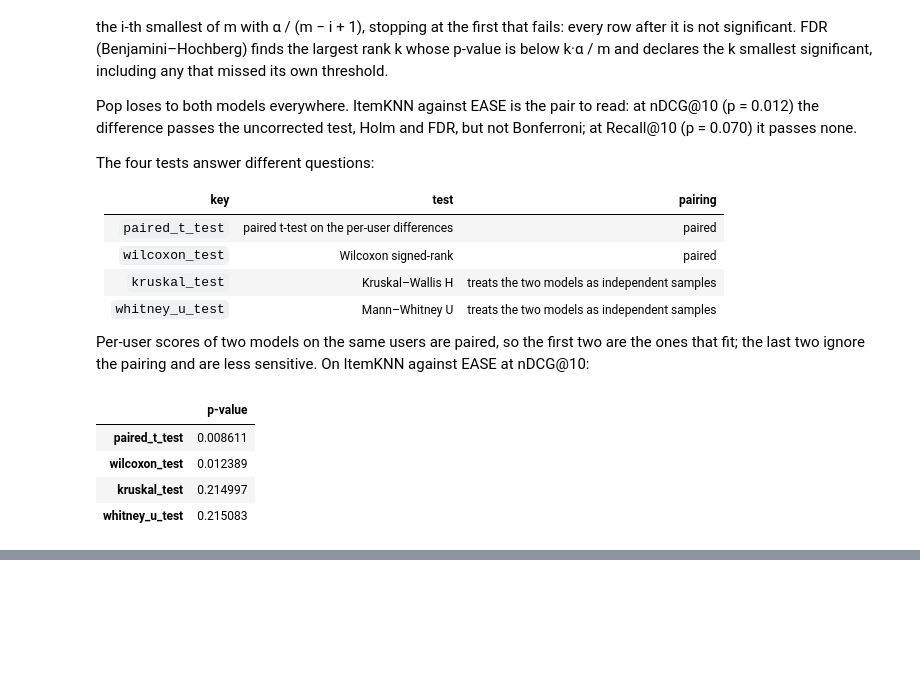
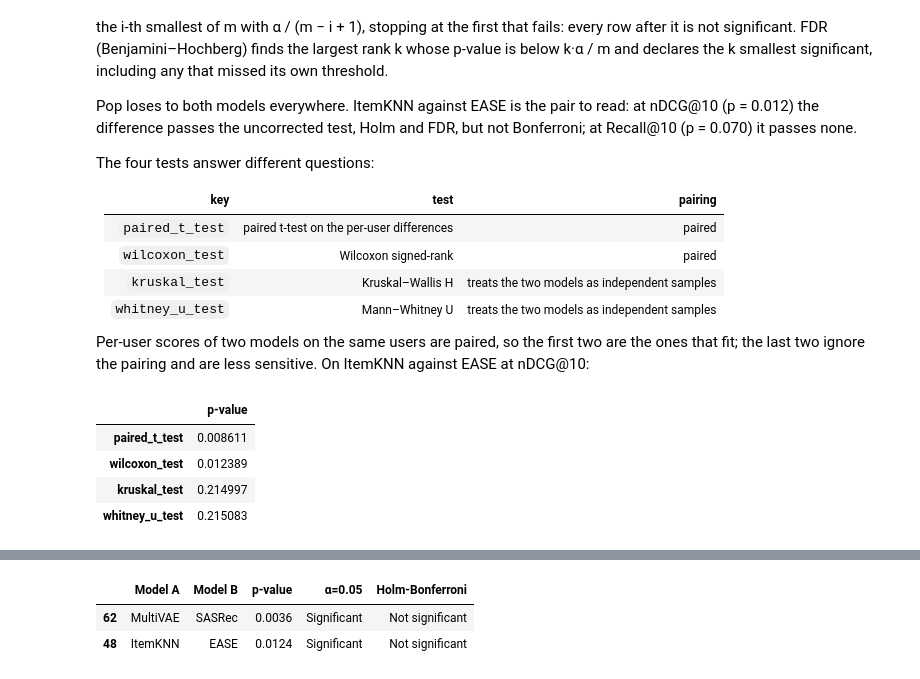
Before and after one commit to sisinflab/warprec, a Jupyter notebook: guides/12-evaluation/evaluation.ipynb, the cells around one changed output, grey strips where cells are left out. Saved outputs shown, nothing was run; the diff lists cells and outputs as text; code cells hidden in the pictures; blank space fills up the shorter version.

```diff
--- a/guides/12-evaluation/evaluation.ipynb
+++ b/guides/12-evaluation/evaluation.ipynb
@@ -937,0 +1034,10 @@ correct for exposure, are guide 13's subject.
+# %%
+at_ndcg10 = across[(across.Metric == "nDCG") & (across.Cutoff == 10)]
+uncorrected, holm = verdicts[0], next(c for c in verdicts if "Holm" in c)
+at_ndcg10[
+    (at_ndcg10[uncorrected] == "Significant") & (at_ndcg10[holm] != "Significant")
+][["Model A", "Model B", "p-value", uncorrected, holm]].round(4)
+# %% [output]
+|  | Model A | Model B | p-value | α=0.05 | Holm-Bonferroni |
+| 62 | MultiVAE | SASRec | 0.0036 | Significant | Not significant |
+| 48 | ItemKNN | EASE | 0.0124 | Significant | Not significant |
```
Also changed, not shown: parts of 9 cells of this notebook, 2 other files.
